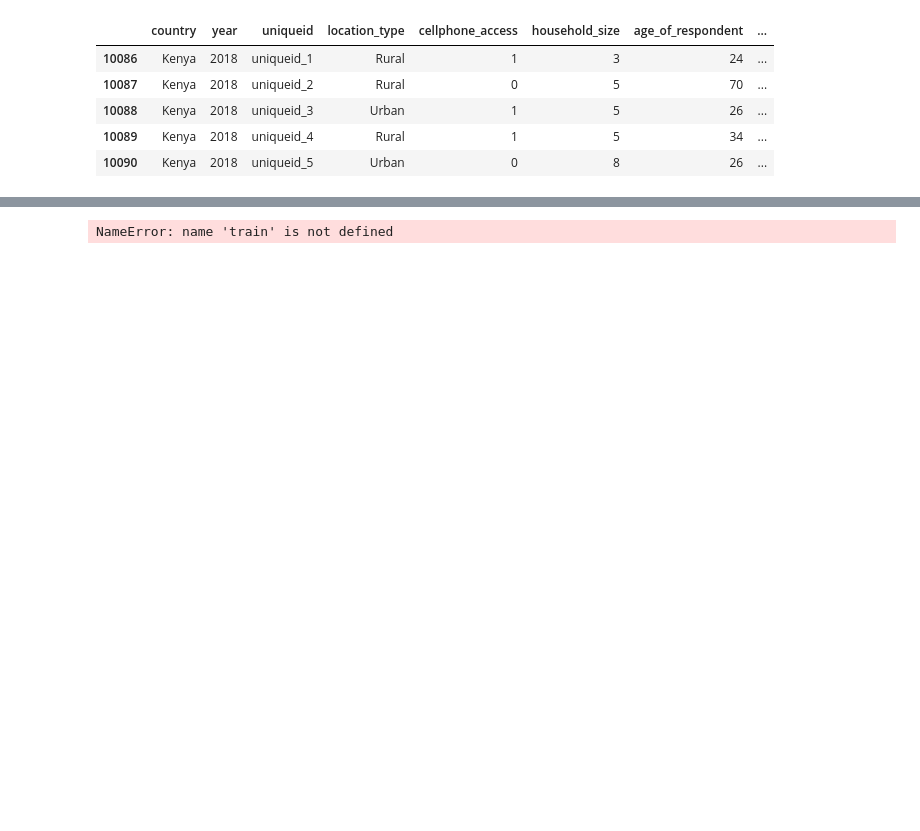
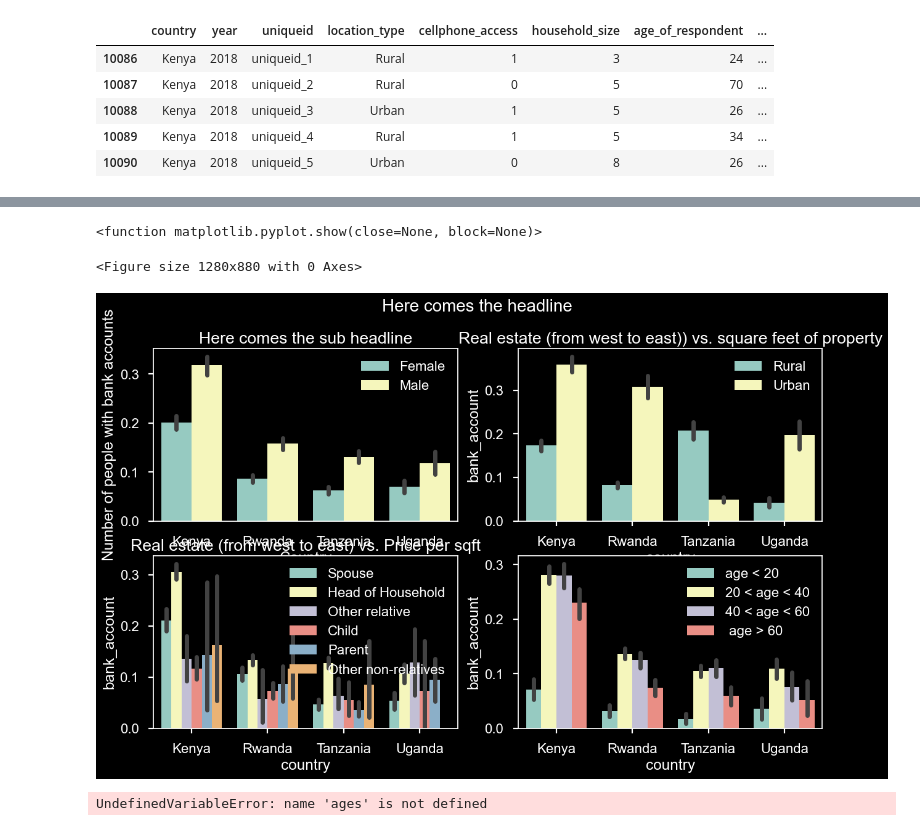
Before and after one commit to ShahiW/Financial-Inclusion-Project, a Jupyter notebook: 5_FeatureEngineering.ipynb, the cells around one changed output, grey strips where cells are left out. Drawn from its saved outputs; the diff is of its cells as text; code cells hidden in the pictures; blank space fills up the shorter version.

```diff
--- a/5_FeatureEngineering.ipynb
+++ b/5_FeatureEngineering.ipynb
@@ -28,10 +48,70 @@ sns.barplot(data=df,x='country', y = 'bank_account', hue = 'gender_of_respondent
+# %%
+import matplotlib.pyplot as plt
+
+
+#f1 = df3.plot(kind = 'bar',x='Location',y='price') # das sollte ein ganz normaler pandas plot sein!
+
+plt.figure()
+plt.figure(figsize=(14,8))  # figsize=(float, float) : Width, height in inches
+plt.suptitle("Here comes the headline", fontsize=20) # add a super title to the container
+plt.style.use('fast')
+
+#['Solarize_Light2', '_classic_test_patch', '_mpl-gallery', '_mpl-gallery-nogrid', 'bmh', 'classic',\
+#  'dark_background', 'fast', 'fivethirtyeight', 'ggplot', 'grayscale', 'seaborn', 'seaborn-bright', \
+# 'seaborn-colorblind', 'seaborn-dark', 'seaborn-dark-palette', 'seaborn-darkgrid', 'seaborn-deep', \
+# 'seaborn-muted', 'seaborn-notebook', 'seaborn-paper', 'seaborn-pastel', 'seaborn-poster', \
+# 'seaborn-talk', 'seaborn-ticks', 'seaborn-white', 'seaborn-whitegrid', 'tableau-colorblind10']
+
+###########################
+plt.subplot(2,2,1) # (rows, columns, panel number)
+plt.title('Here comes the sub headline')
+sns.barplot(data=df,x='country', y = 'bank_account', hue = 'gender_of_respondent');
+plt.xlabel('Country')
+plt.ylabel('Number of people with bank accounts')
+plt.tick_params(
+    axis = 'x',
+    which = 'both',
+    bottom = False
+    )
+plt.legend(loc = "upper right");
+
+#############################
+plt.subplot(2,2,2)
+sns.barplot(data=df,x='country', y = 'bank_account', hue = 'location_type')
+plt.title('Real estate (from west to east)) vs. square feet of property')
+#plt.xlabel('test234234234')
+#plt.ylabel('teset234234234')
+plt.legend(loc = "upper right");
+
+##############################
+plt.subplot (2,2,3)
+sns.barplot(data=df,x='country', y = 'bank_account', hue = 'relationship_with_head')
+plt.title('Real estate (from west to east) vs. Price per sqft')
+#plt.xlabel('test234234234')
+#plt.ylabel('teset234234234')
+plt.legend(loc = "upper right");
+
+##############################
+plt.subplot (2,2,4)
+sns.barplot(data=df,x='country', y = 'bank_account', hue = 'ages_binned');
+# plt.title('Company recommendation for visiting real estates')
+# plt.ylabel('% of weighted criteria')
+plt.legend(loc = "upper right");
+
+plt.show
+# %% [output]
+<function matplotlib.pyplot.show(close=None, block=None)>
+<Figure size 1280x880 with 0 Axes>
+[figure, added]
 # %%
-# Make bins for age in train
-age_bins = pd.cut(train['age_of_respondent'], [0, 16, 45, 75, 100], labels=['child', 'adult', 'elder', 'old'])
-age_bins.name = 'ages'
+# # Make bins for age in train
+# age_bins = pd.cut(df['age_of_respondent'], [0, 20, 40, 60, 200], labels=['age < 20', '20 < age < 40', '40 < age < 60', ' age > 60'])
+# age_bins.name = 'ages_binned'
 
-train = train.join(age_bins, how='inner')
-train = train.drop('age_of_respondent', axis=1)
-train.head()
+# df = df.join(age_bins, how='inner')
+# #train = train.drop('age_of_respondent', axis=1)
+# df.head(10)
-# %% [output]
-NameError: name 'train' is not defined
+# %%
+train.query('ages == "adult"').max()
+# %% [output]
+UndefinedVariableError: name 'ages' is not defined
```
Also changed, not shown: parts of 2 cells of this notebook.
